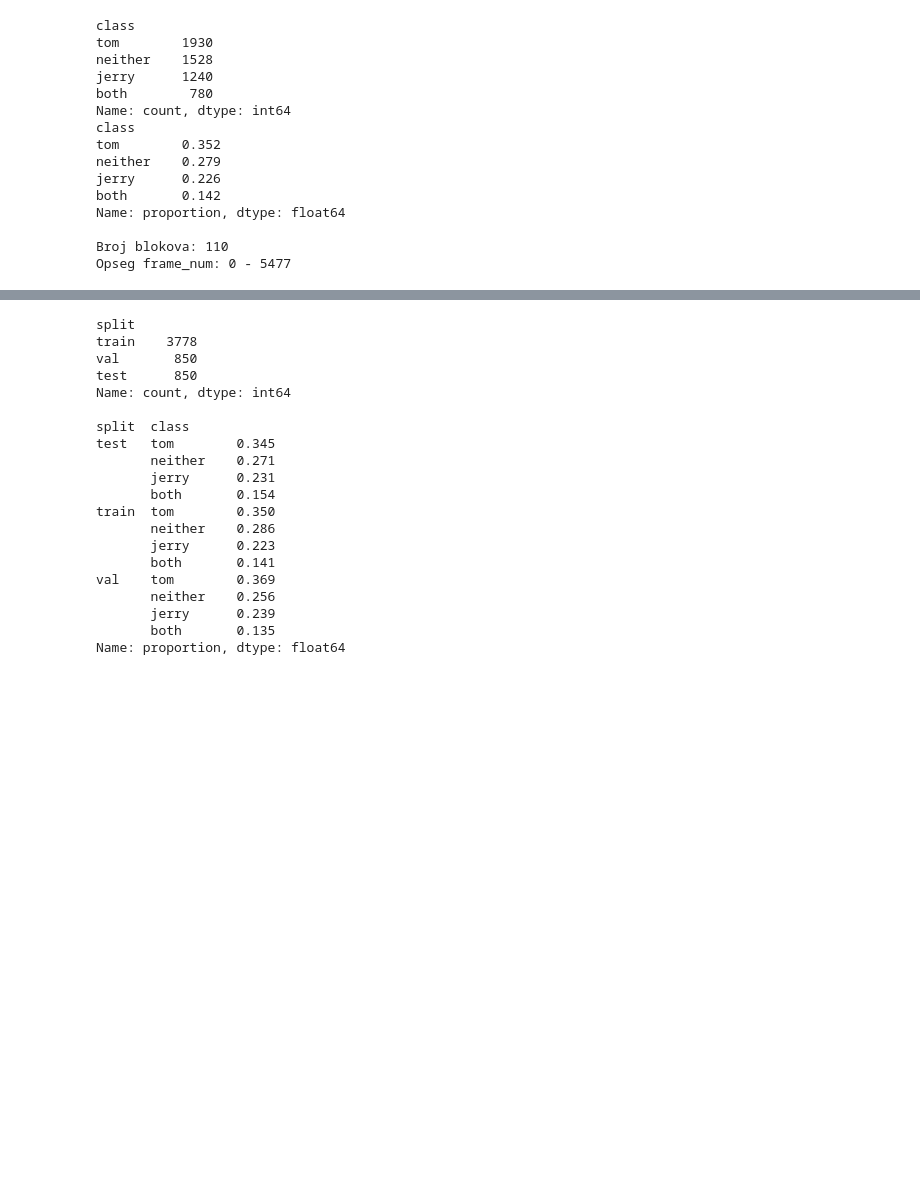
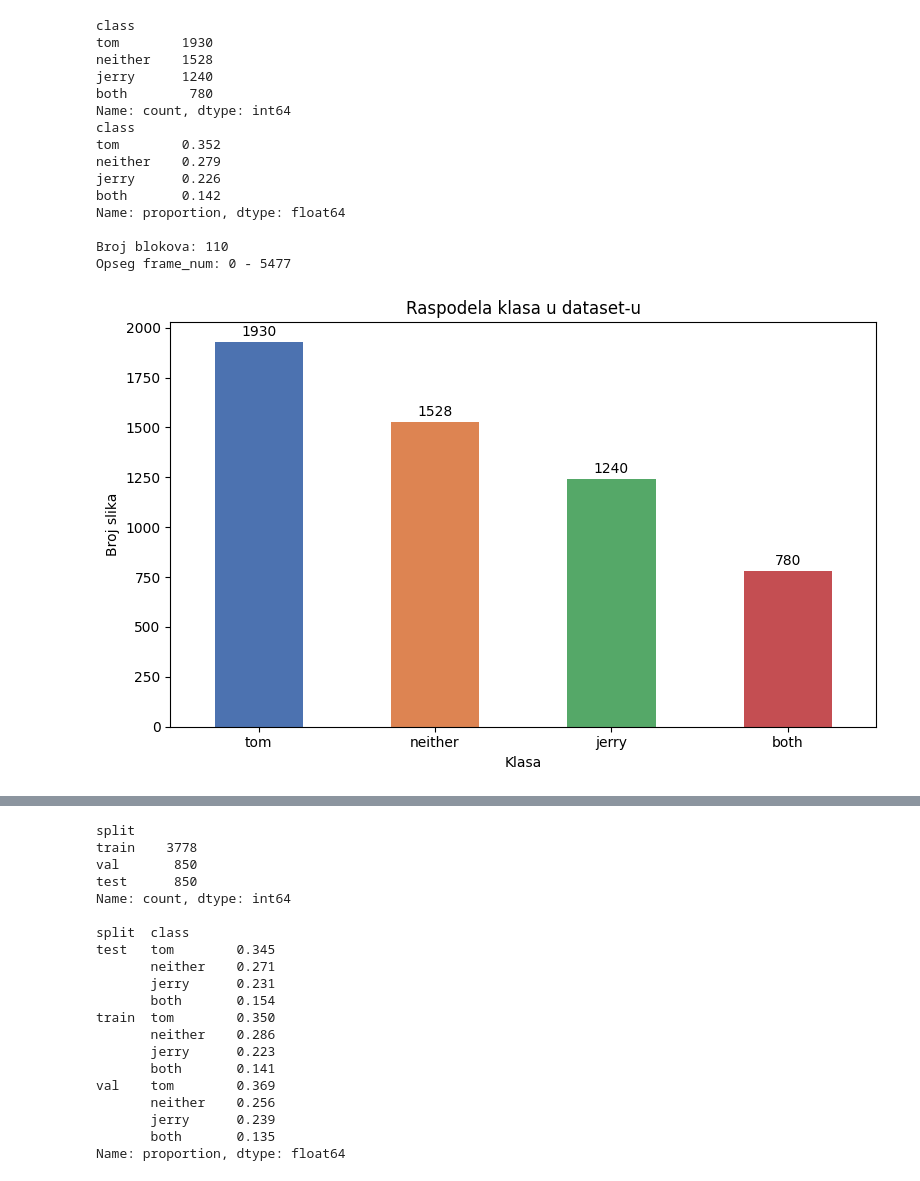
Before and after one commit to ilinkabibic/Tom-and-Jerry-Character-Classification, a Jupyter notebook: notebooks/01_eda_split.ipynb, the cells around one changed output, grey strips where cells are left out. Cells and saved outputs as stored; diff of their text form; code cells hidden in the pictures; blank space fills up the shorter version.

Commit message:
add EDA plots - class distribution and sample images per class

```diff
--- a/notebooks/01_eda_split.ipynb
+++ b/notebooks/01_eda_split.ipynb
@@ -109,3 +109,20 @@ Name: proportion, dtype: float64
 
 Broj blokova: 110
 Opseg frame_num: 0 - 5477
+# %%
+import matplotlib.pyplot as plt
+
+class_counts = gt['class'].value_counts()
+
+plt.figure(figsize=(8, 5))
+class_counts.plot(kind='bar', color=['#4C72B0', '#DD8452', '#55A868', '#C44E52'])
+plt.title('Raspodela klasa u dataset-u')
+plt.xlabel('Klasa')
+plt.ylabel('Broj slika')
+plt.xticks(rotation=0)
+for i, v in enumerate(class_counts):
+    plt.text(i, v + 30, str(v), ha='center')
+plt.tight_layout()
+plt.show()
+# %% [output]
+[figure, added]
```
Also changed, not shown: parts of 3 cells of this notebook.
